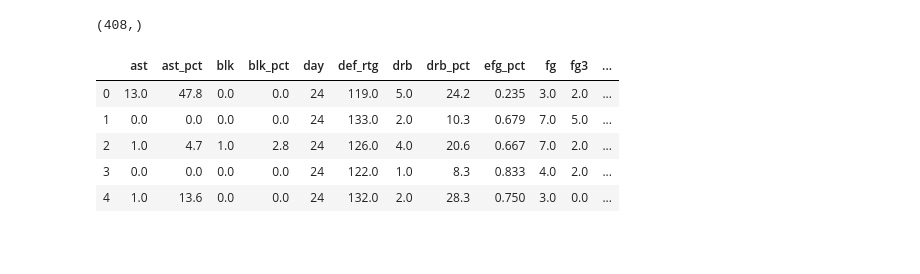
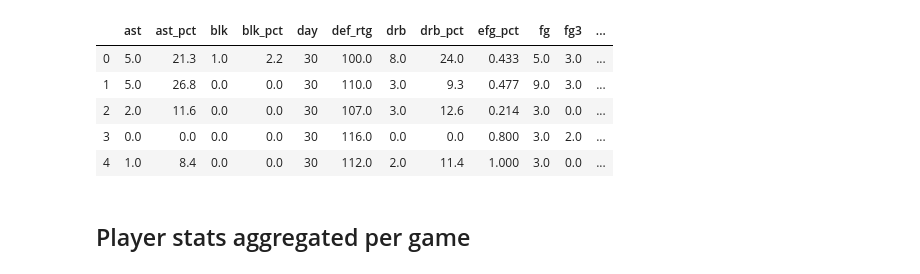
Before and after one commit to tristan00/sports_predictor, a Jupyter notebook: nba/eda.ipynb, the cells around one changed output. Saved outputs shown, nothing was run; the diff lists cells and outputs as text; code cells hidden in the pictures; blank space fills up the shorter version.

```diff
--- a/nba/eda.ipynb
+++ b/nba/eda.ipynb
@@ -72,5 +107,3 @@ Using TensorFlow backend.
 # %%
-team_data = pd.read_csv('{data_path}/{db_name}.csv'.format(data_path=data_path,db_name=box_score_details_table_name),sep='|', low_memory=False)
-player_data = pd.read_csv('{data_path}/{db_name}.csv'.format(data_path=data_path,db_name=player_detail_table_name), sep='|', low_memory=False)
-
-team_data.shape, player_data.shape
+team_df = pd.read_csv(f'{data_path}/{box_score_details_table_name}.csv', sep = '|', low_memory=False)
+player_df = pd.read_csv(f'{data_path}/{player_detail_table_name}.csv', sep = '|', low_memory=False)
@@ -196,13 +123,11 @@ for i in tqdm.tqdm(team_game_ids):
-# %%
-np.hstack(result_dict["['1997-11-08', 'atl', 'cle']"]).shape
-# %% [output]
-(408,)
 # %%
-player_data.head()
+player_df.head()
 # %% [output]
 |  | ast | ast_pct | blk | blk_pct | day | def_rtg | drb | drb_pct | efg_pct | fg | fg3 | ... |
-| 0 | 13.0 | 47.8 | 0.0 | 0.0 | 24 | 119.0 | 5.0 | 24.2 | 0.235 | 3.0 | 2.0 | ... |
-| 1 | 0.0 | 0.0 | 0.0 | 0.0 | 24 | 133.0 | 2.0 | 10.3 | 0.679 | 7.0 | 5.0 | ... |
-| 2 | 1.0 | 4.7 | 1.0 | 2.8 | 24 | 126.0 | 4.0 | 20.6 | 0.667 | 7.0 | 2.0 | ... |
-| 3 | 0.0 | 0.0 | 0.0 | 0.0 | 24 | 122.0 | 1.0 | 8.3 | 0.833 | 4.0 | 2.0 | ... |
-| 4 | 1.0 | 13.6 | 0.0 | 0.0 | 24 | 132.0 | 2.0 | 28.3 | 0.750 | 3.0 | 0.0 | ... |
+| 0 | 5.0 | 21.3 | 1.0 | 2.2 | 30 | 100.0 | 8.0 | 24.0 | 0.433 | 5.0 | 3.0 | ... |
+| 1 | 5.0 | 26.8 | 0.0 | 0.0 | 30 | 110.0 | 3.0 | 9.3 | 0.477 | 9.0 | 3.0 | ... |
+| 2 | 2.0 | 11.6 | 0.0 | 0.0 | 30 | 107.0 | 3.0 | 12.6 | 0.214 | 3.0 | 0.0 | ... |
+| 3 | 0.0 | 0.0 | 0.0 | 0.0 | 30 | 116.0 | 0.0 | 0.0 | 0.800 | 3.0 | 2.0 | ... |
+| 4 | 1.0 | 8.4 | 0.0 | 0.0 | 30 | 112.0 | 2.0 | 11.4 | 1.000 | 3.0 | 0.0 | ... |
+# %% [markdown]
+## Player stats aggregated per game
```
Also changed, not shown: parts of 27 cells of this notebook, 7 other files.
